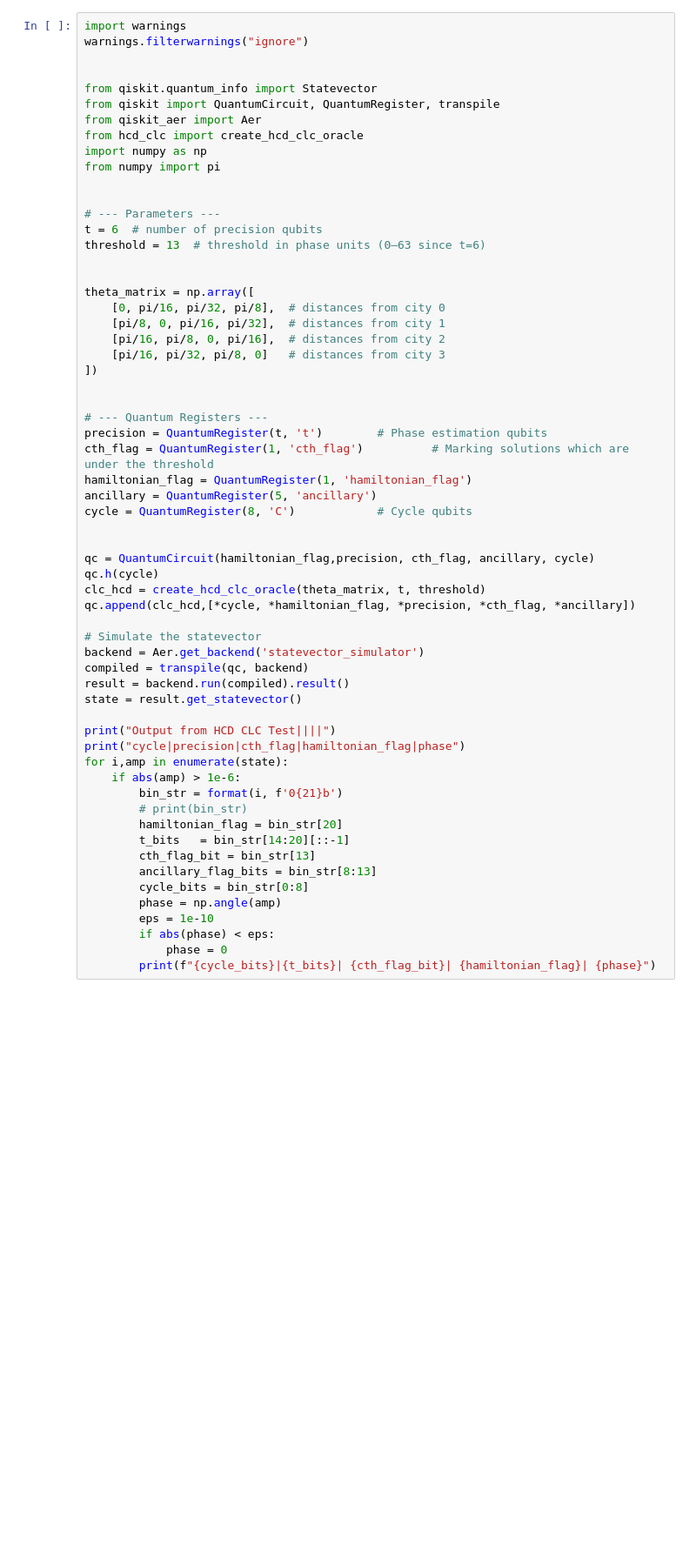
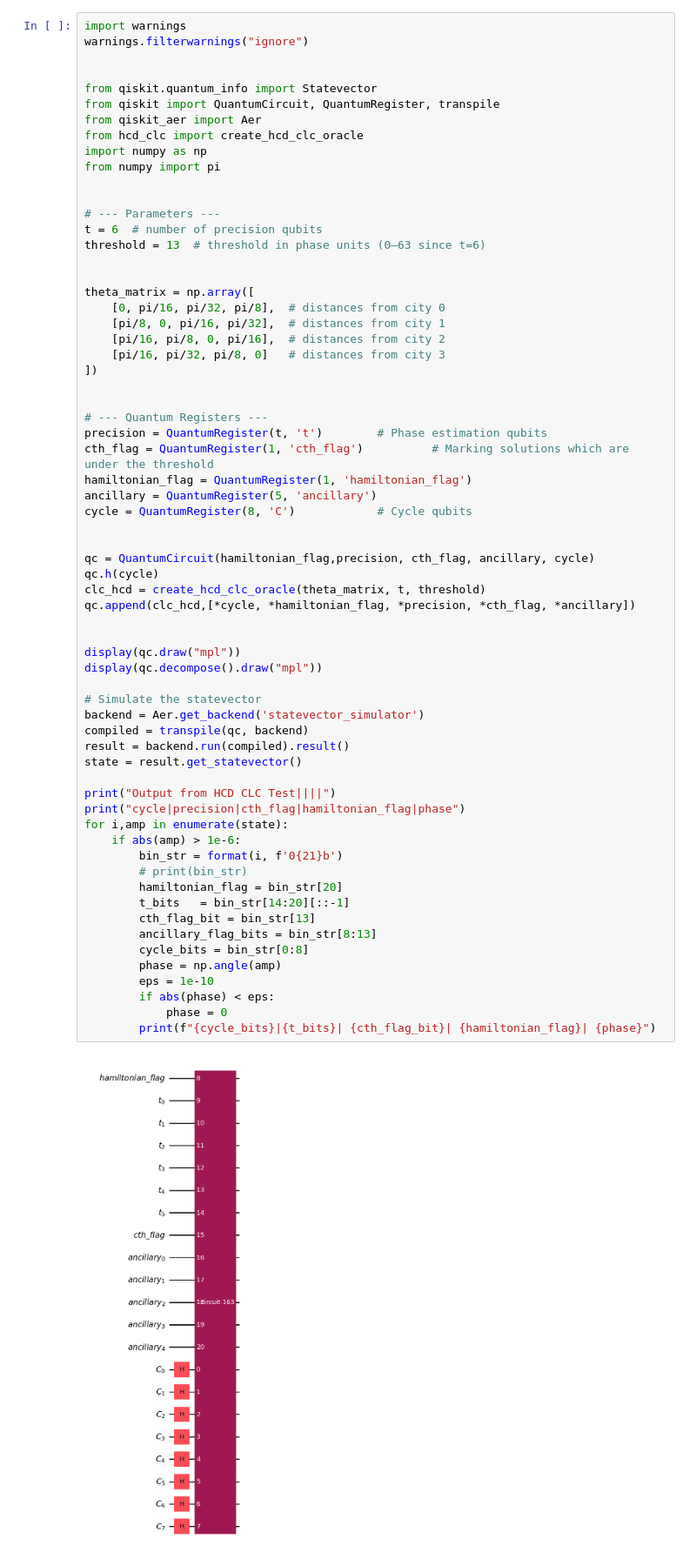
Before and after one commit to rbalak/qcml-tsp, a Jupyter notebook: gas-based/test_hcd_clc.ipynb, the cells around one changed output. Shown: that part at 87% size. Saved outputs shown, nothing was run; the diff lists cells and outputs as text; blank space fills up the shorter version.

Commit message:
added displays

```diff
--- a/gas-based/test_hcd_clc.ipynb
+++ b/gas-based/test_hcd_clc.ipynb
@@ -33,30 +33,35 @@ cycle = QuantumRegister(8, 'C')            # Cycle qubits
 
 
 qc = QuantumCircuit(hamiltonian_flag,precision, cth_flag, ancillary, cycle)
 qc.h(cycle)
 clc_hcd = create_hcd_clc_oracle(theta_matrix, t, threshold)
 qc.append(clc_hcd,[*cycle, *hamiltonian_flag, *precision, *cth_flag, *ancillary])
 
+
+display(qc.draw("mpl"))
+display(qc.decompose().draw("mpl"))
+
 # Simulate the statevector
 backend = Aer.get_backend('statevector_simulator')
 compiled = transpile(qc, backend)
 result = backend.run(compiled).result()
 state = result.get_statevector()
 
 print("Output from HCD CLC Test||||")
 print("cycle|precision|cth_flag|hamiltonian_flag|phase")
 for i,amp in enumerate(state):
     if abs(amp) > 1e-6:
         bin_str = format(i, f'0{21}b')
         # print(bin_str)
         hamiltonian_flag = bin_str[20]
         t_bits   = bin_str[14:20][::-1]
         cth_flag_bit = bin_str[13]
         ancillary_flag_bits = bin_str[8:13]
         cycle_bits = bin_str[0:8]
         phase = np.angle(amp)
         eps = 1e-10
         if abs(phase) < eps:
             phase = 0
         print(f"{cycle_bits}|{t_bits}| {cth_flag_bit}| {hamiltonian_flag}| {phase}")
 # %% [output]
+[figure, added]
```
Also changed, not shown: parts of 1 cell of this notebook.
